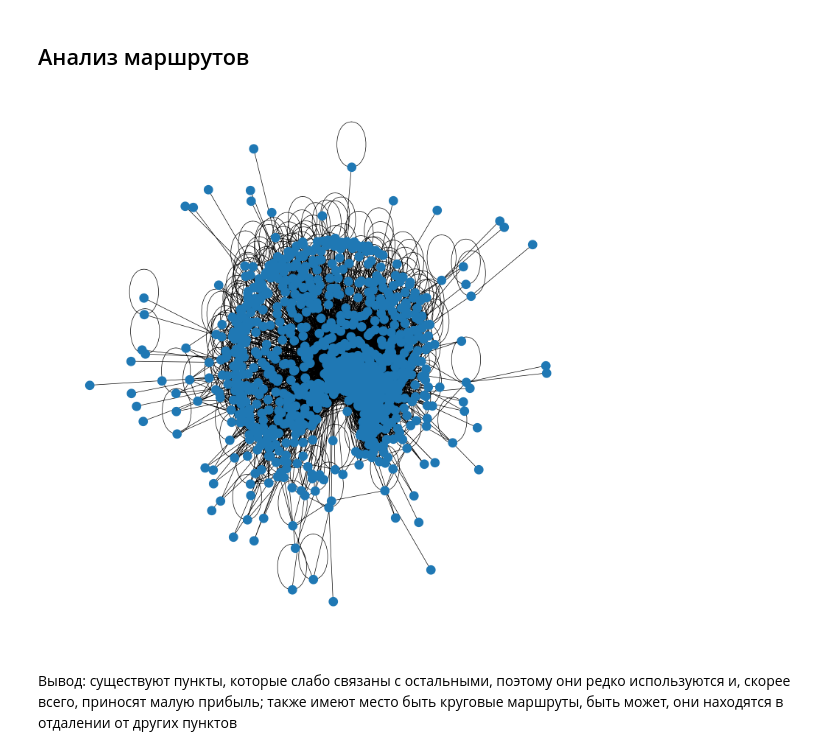
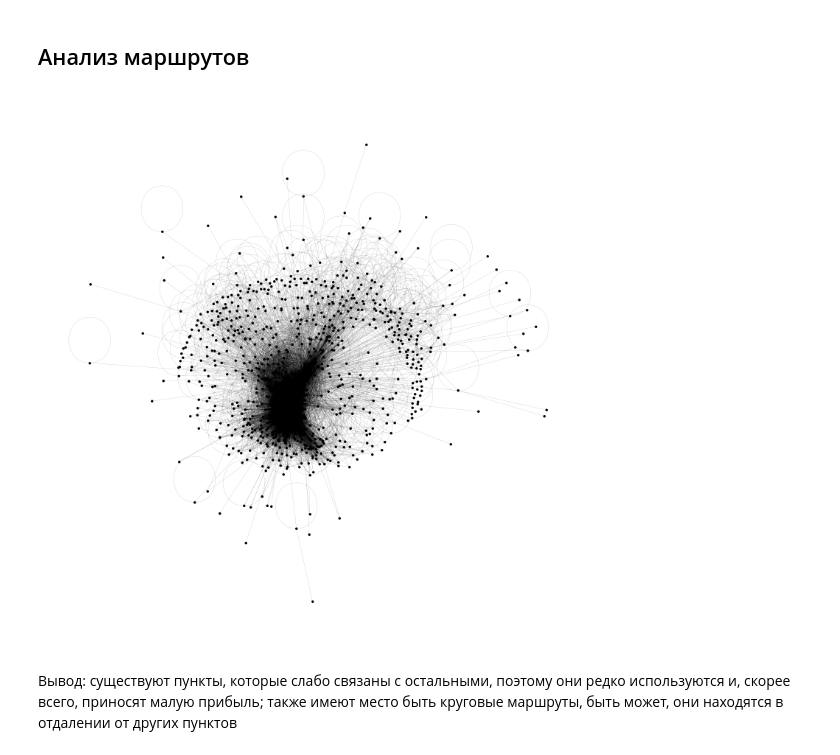
Before and after one commit to Konstantin-Kalug/yandex_bigdata_intensive, a Jupyter notebook: Stations.ipynb, the cells around one changed output. Saved outputs shown, nothing was run; the diff lists cells and outputs as text; code cells hidden in the pictures.

```diff
--- a/Stations.ipynb
+++ b/Stations.ipynb
@@ -48,9 +48,11 @@ graph = nx.Graph()
 graph.add_edges_from(stations.to_numpy())
 # %%
 plt.figure(figsize=(15,15))
-nx.draw(graph)
+options = {"node_color": "black", "node_size": 25, "linewidths": 0, "width": 0.1}
+pos = nx.spring_layout(graph, seed=1969)
+nx.draw(graph, pos, **options)
 # %% [output]
-[figure, old version]
+[figure, new version]
 # %% [markdown]
 Вывод: существуют пункты, которые слабо связаны с остальными, поэтому они редко используются и, скорее всего, приносят малую прибыль; также имеют место быть круговые маршруты, быть может, они находятся в отдалении от других пунктов
 # %% [markdown]
```
